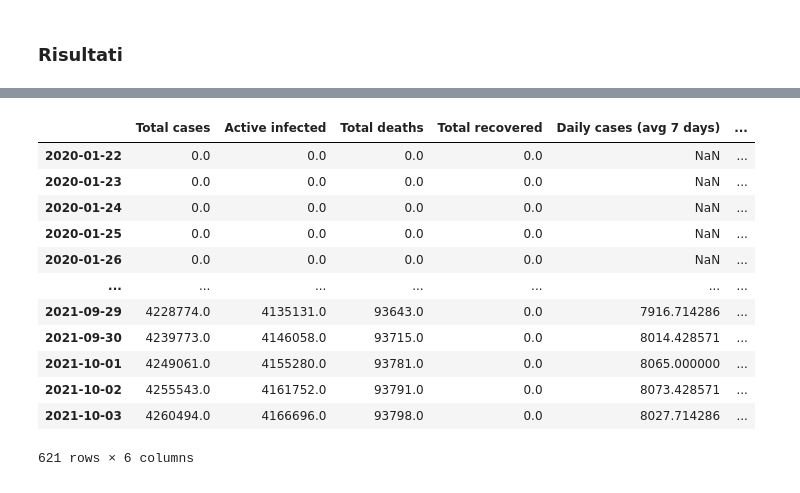
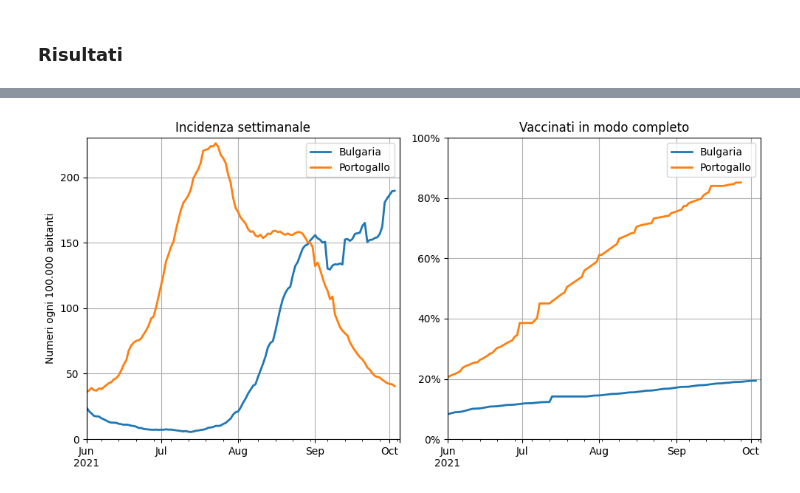
Before and after one commit to apalladi/covid_vaccini_monitoraggio, a Jupyter notebook: Notebooks/confronti_internazionali.ipynb, the cells around one changed output, grey strips where cells are left out. Drawn from its saved outputs; the diff is of its cells as text; code cells hidden in the pictures.

Commit message:
aggiunto confronto tra Bulgaria e Portogallo

```diff
--- a/Notebooks/confronti_internazionali.ipynb
+++ b/Notebooks/confronti_internazionali.ipynb
@@ -69,16 +52,36 @@ get_vaccine_data('Germany')
-# %%
-get_epidemic_data('Germany')
-# %% [output]
-|  | Total cases | Active infected | Total deaths | Total recovered | Daily cases (avg 7 days) | ... |
-| 2020-01-22 | 0.0 | 0.0 | 0.0 | 0.0 | NaN | ... |
-| 2020-01-23 | 0.0 | 0.0 | 0.0 | 0.0 | NaN | ... |
-| 2020-01-24 | 0.0 | 0.0 | 0.0 | 0.0 | NaN | ... |
-| 2020-01-25 | 0.0 | 0.0 | 0.0 | 0.0 | NaN | ... |
-| 2020-01-26 | 0.0 | 0.0 | 0.0 | 0.0 | NaN | ... |
-| ... | ... | ... | ... | ... | ... | ... |
-| 2021-09-29 | 4228774.0 | 4135131.0 | 93643.0 | 0.0 | 7916.714286 | ... |
-| 2021-09-30 | 4239773.0 | 4146058.0 | 93715.0 | 0.0 | 8014.428571 | ... |
-| 2021-10-01 | 4249061.0 | 4155280.0 | 93781.0 | 0.0 | 8065.000000 | ... |
-| 2021-10-02 | 4255543.0 | 4161752.0 | 93791.0 | 0.0 | 8073.428571 | ... |
-| 2021-10-03 | 4260494.0 | 4166696.0 | 93798.0 | 0.0 | 8027.714286 | ... |
-621 rows × 6 columns
+# %%
+nomi_nazioni = ['Bulgaria', 'Portugal']
+label_nazioni = ['Bulgaria', 'Portogallo']
+abitanti_nazioni = [6.927, 10.31]
+# %%
+plt.style.use('default')
+fig, axes = plt.subplots(nrows=1, ncols=2, figsize=(10, 5))
+
+
+for i in range(len(nomi_nazioni)):
+    (7/(abitanti_nazioni[i]*10)*get_epidemic_data(nomi_nazioni[i])['Daily cases (avg 7 days)']).plot(ax=axes[0],
+                                                                label=label_nazioni[i], linewidth=2)
+axes[0].set_xlim('2021-06-01', '2021-10-5')
+axes[0].set_ylim(0, 230)
+axes[0].set_title('Incidenza settimanale')
+axes[0].set_ylabel('Numeri ogni 100.000 abitanti')
+axes[0].legend()
+axes[0].grid()
+
+for i in range(len(nomi_nazioni)):
+    get_vaccine_data(nomi_nazioni[i])['% fully vaccinated'].plot(ax=axes[1],
+                                                    label=label_nazioni[i], linewidth=2)
+axes[1].set_xlim('2021-06-01', '2021-10-5')
+axes[1].set_ylim(0, 100)
+axes[1].set_yticks(np.arange(0, 101, 20))
+axes[1].set_yticklabels(['0%', '20%', '40%', '60%', '80%', '100%'])
+axes[1].set_title('Vaccinati in modo completo')
+axes[1].set_xlabel('')
+axes[1].legend()
+axes[1].grid()
+
+plt.tight_layout()
+plt.savefig('../risultati/confronto_nazioni_epidemia-vaccino.png', dpi=300)
+plt.show()
+# %% [output]
+[figure, added]
```
Also changed, not shown: parts of 1 cell of this notebook, 1 other file.
